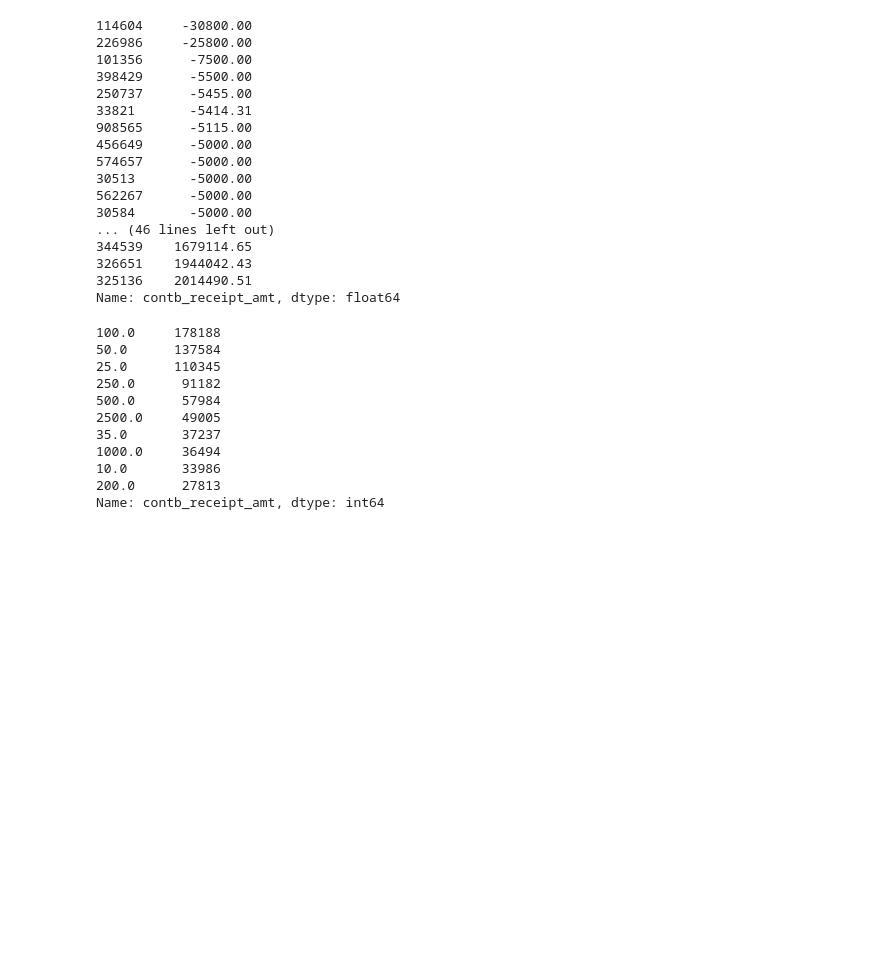
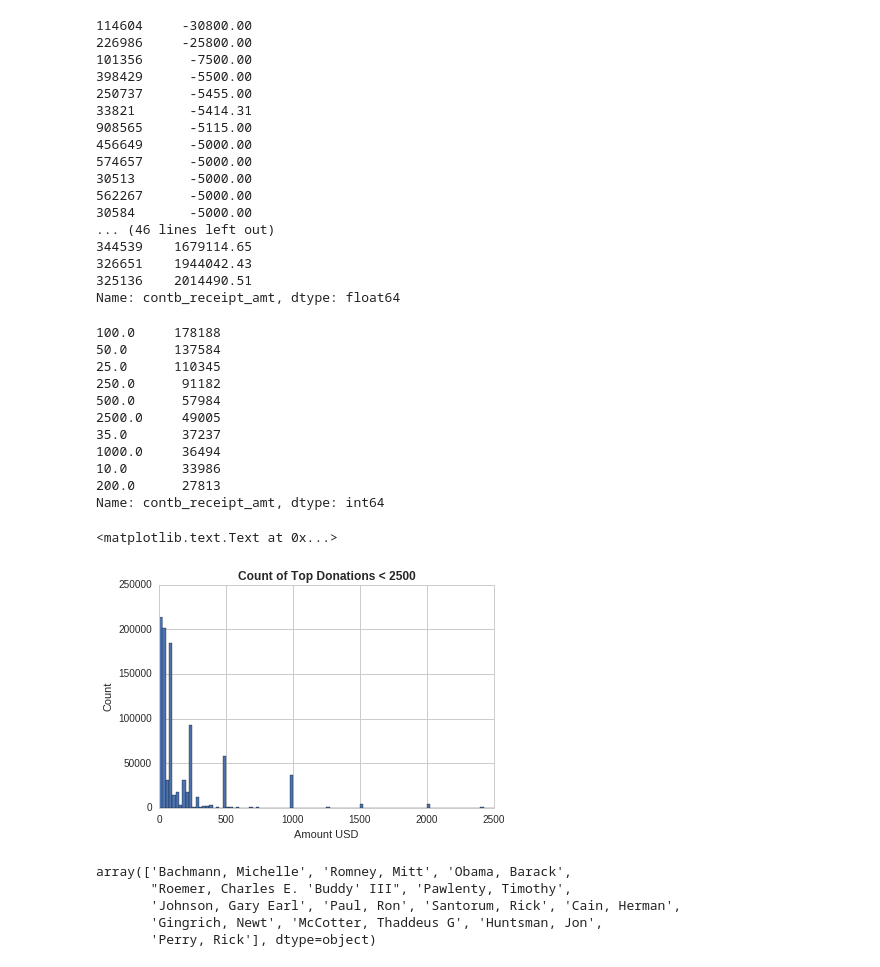
Before and after one commit to jarturomora/python-data-analysis, a Jupyter notebook: Project 3 - Election Data Project - Polls and Donors.ipynb, the cells around one changed output. Saved outputs shown, nothing was run; the diff lists cells and outputs as text; code cells hidden in the pictures; blank space fills up the shorter version.

```diff
--- a/Project 3 - Election Data Project - Polls and Donors.ipynb
+++ b/Project 3 - Election Data Project - Polls and Donors.ipynb
@@ -335,3 +335,26 @@ top_donor.value_counts().head(10)
 10.0       33986
 200.0      27813
 Name: contb_receipt_amt, dtype: int64
+# %%
+# Top donors histogram
+com_don = top_donor[top_donor < 2500]
+# %%
+com_don.hist(bins = 100)
+plt.xlabel("Amount USD")
+plt.ylabel("Count")
+plt.title("Count of Top Donations < 2500", weight = "bold")
+# %% [output]
+<matplotlib.text.Text at 0x...>
+[figure, added]
+# %%
+# Donations by party and candidate
+
+# We extract all the candidates names
+candidates = donor_df.cand_nm.unique()
+candidates
+# %% [output]
+array(['Bachmann, Michelle', 'Romney, Mitt', 'Obama, Barack',
+       "Roemer, Charles E. 'Buddy' III", 'Pawlenty, Timothy',
+       'Johnson, Gary Earl', 'Paul, Ron', 'Santorum, Rick', 'Cain, Herman',
+       'Gingrich, Newt', 'McCotter, Thaddeus G', 'Huntsman, Jon',
+       'Perry, Rick'], dtype=object)
```
Also changed, not shown: parts of 21 cells of this notebook.
